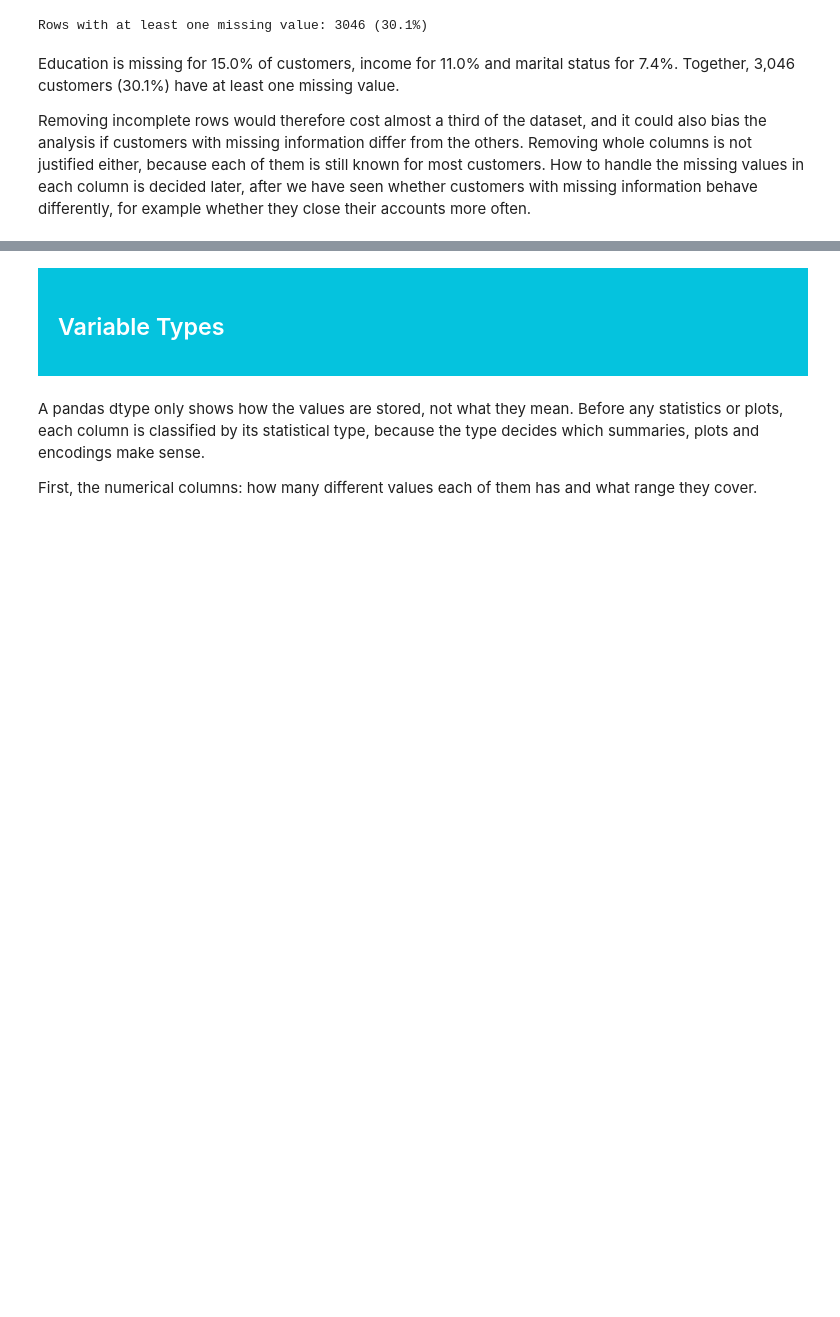
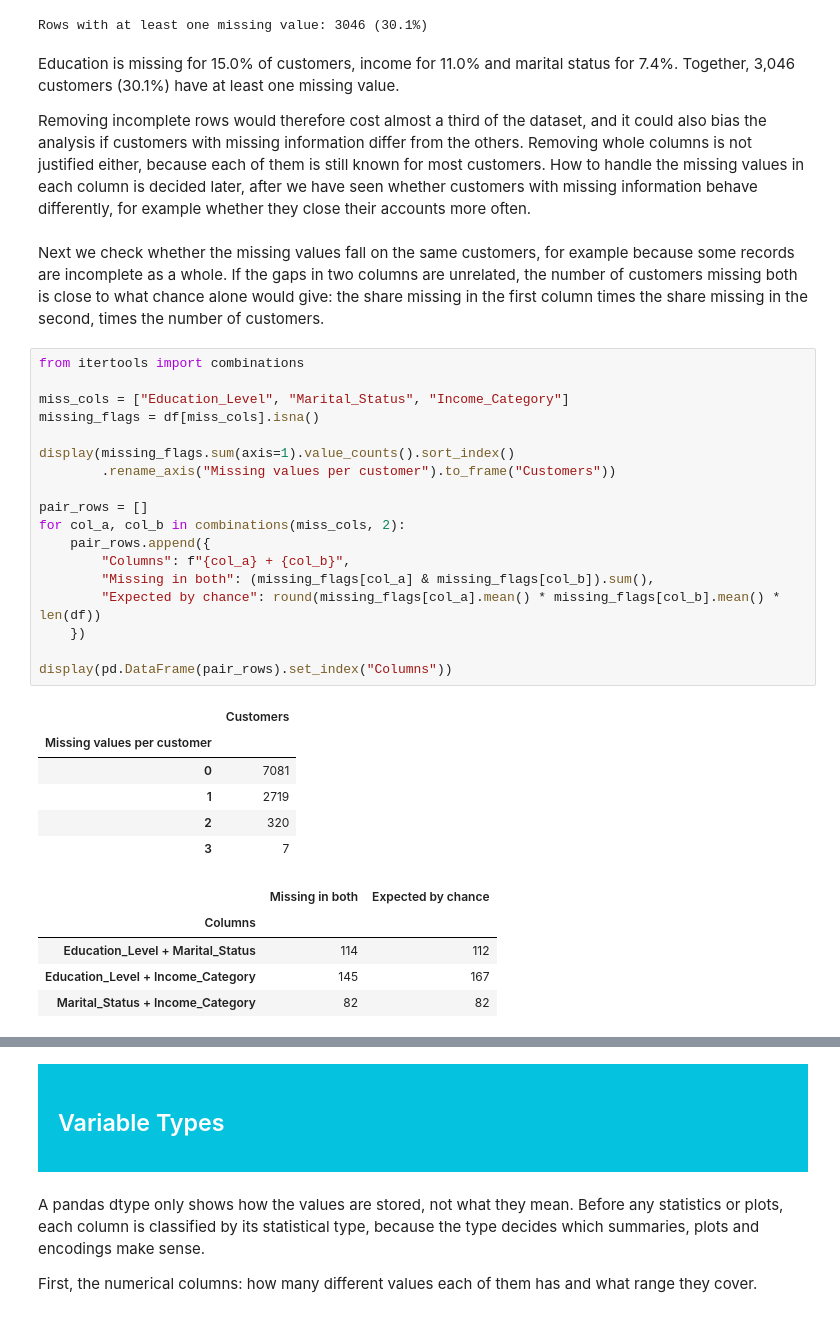
Before and after one commit to d3m1d0s/FoML_projects, a Jupyter notebook: project_1/bankchurners_eda_clustering.ipynb, the cells around one changed output, grey strips where cells are left out. Drawn from its saved outputs; the diff is of its cells as text; blank space fills up the shorter version.

```diff
--- a/project_1/bankchurners_eda_clustering.ipynb
+++ b/project_1/bankchurners_eda_clustering.ipynb
@@ -244,3 +244,35 @@ Rows with at least one missing value: 3046 (30.1%)
 Education is missing for 15.0% of customers, income for 11.0% and marital status for 7.4%. Together, 3,046 customers (30.1%) have at least one missing value.
 
 Removing incomplete rows would therefore cost almost a third of the dataset, and it could also bias the analysis if customers with missing information differ from the others. Removing whole columns is not justified either, because each of them is still known for most customers. How to handle the missing values in each column is decided later, after we have seen whether customers with missing information behave differently, for example whether they close their accounts more often.
+# %% [markdown]
+Next we check whether the missing values fall on the same customers, for example because some records are incomplete as a whole. If the gaps in two columns are unrelated, the number of customers missing both is close to what chance alone would give: the share missing in the first column times the share missing in the second, times the number of customers.
+# %%
+from itertools import combinations
+
+miss_cols = ["Education_Level", "Marital_Status", "Income_Category"]
+missing_flags = df[miss_cols].isna()
+
+display(missing_flags.sum(axis=1).value_counts().sort_index()
+        .rename_axis("Missing values per customer").to_frame("Customers"))
+
+pair_rows = []
+for col_a, col_b in combinations(miss_cols, 2):
+    pair_rows.append({
+        "Columns": f"{col_a} + {col_b}",
+        "Missing in both": (missing_flags[col_a] & missing_flags[col_b]).sum(),
+        "Expected by chance": round(missing_flags[col_a].mean() * missing_flags[col_b].mean() * len(df))
+    })
+
+display(pd.DataFrame(pair_rows).set_index("Columns"))
+# %% [output]
+|  | Customers |
+| Missing values per customer |  |
+| 0 | 7081 |
+| 1 | 2719 |
+| 2 | 320 |
+| 3 | 7 |
+|  | Missing in both | Expected by chance |
+| Columns |  |  |
+| Education_Level + Marital_Status | 114 | 112 |
+| Education_Level + Income_Category | 145 | 167 |
+| Marital_Status + Income_Category | 82 | 82 |
```
Also changed, not shown: parts of 2 cells of this notebook.
